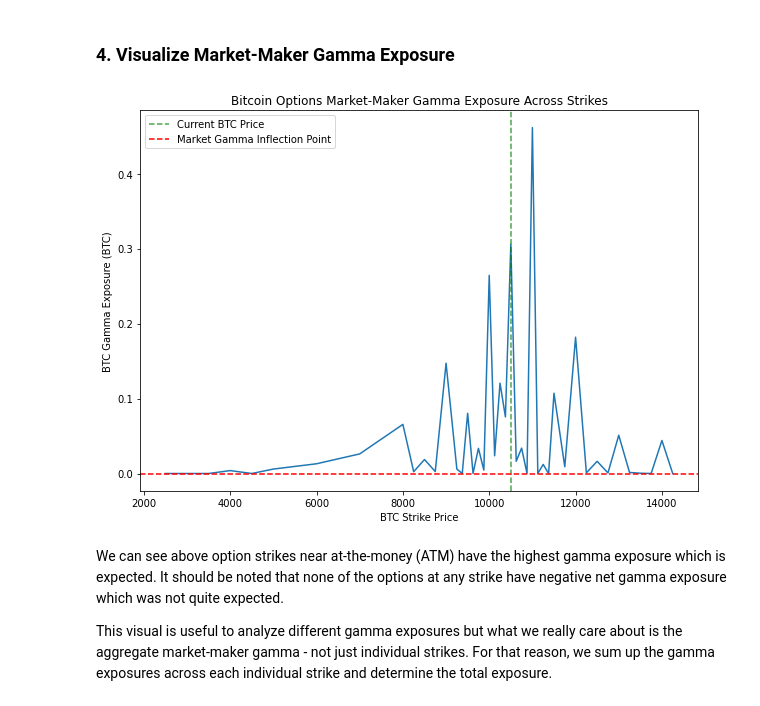
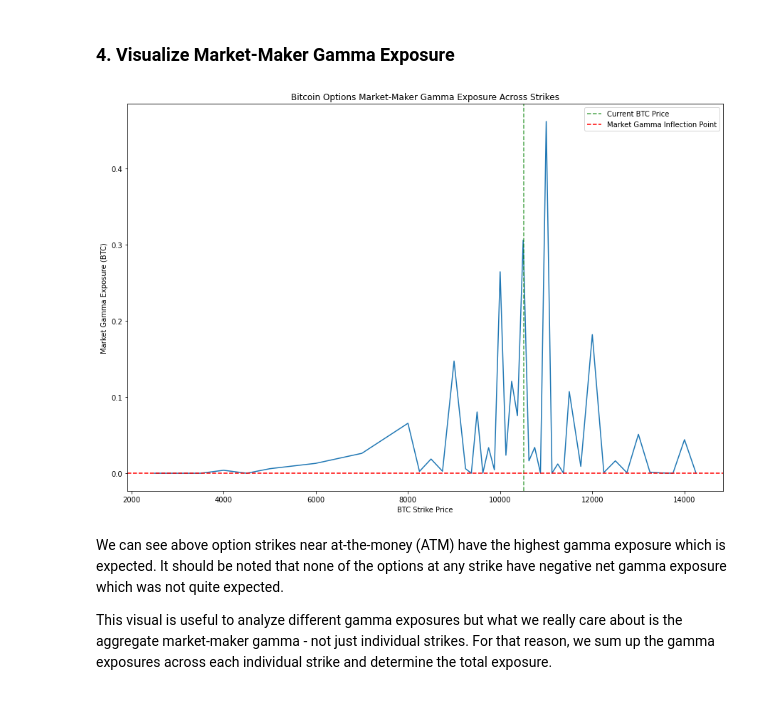
Before and after one commit to schepal/crypto_gamma_exposure, a Jupyter notebook: GEX.ipynb, the cells around one changed output. Saved outputs shown, nothing was run; the diff lists cells and outputs as text; code cells hidden in the pictures.

```diff
--- a/GEX.ipynb
+++ b/GEX.ipynb
@@ -166,19 +166,19 @@ This is the reason why there is a negative sign infront of the first term when c
 ### 4. Visualize Market-Maker Gamma Exposure
 # %%
 gex = get_gex(df, strike_values, call_data, put_data)
-plt.figure(figsize=(10, 7))
+plt.figure(figsize=(15, 10))
 
 # Only select subset of the strikes for better visualisation here
 plt.plot(gex.strike[:-10], gex.gamma_exposure[:-10])
 plt.axvline(df.underlying_price.mean(), c='g', linestyle='--', label='Current BTC Price', alpha=0.70)
 plt.axhline(0, c='r', linestyle='--', label='Market Gamma Inflection Point')
 plt.xlabel("BTC Strike Price")
-plt.ylabel("BTC Gamma Exposure (BTC)")
+plt.ylabel("Market Gamma Exposure (BTC)")
 plt.ticklabel_format(useOffset=False, style='plain')
 plt.legend()
 plt.title("Bitcoin Options Market-Maker Gamma Exposure Across Strikes");
 # %% [output]
-[figure, old version]
+[figure, new version]
 # %% [markdown]
 We can see above option strikes near at-the-money (ATM) have the highest gamma exposure which is expected. It should be noted that none of the options at any strike have negative net gamma exposure which was not quite expected.
 
```
Also changed, not shown: parts of 2 cells of this notebook.
